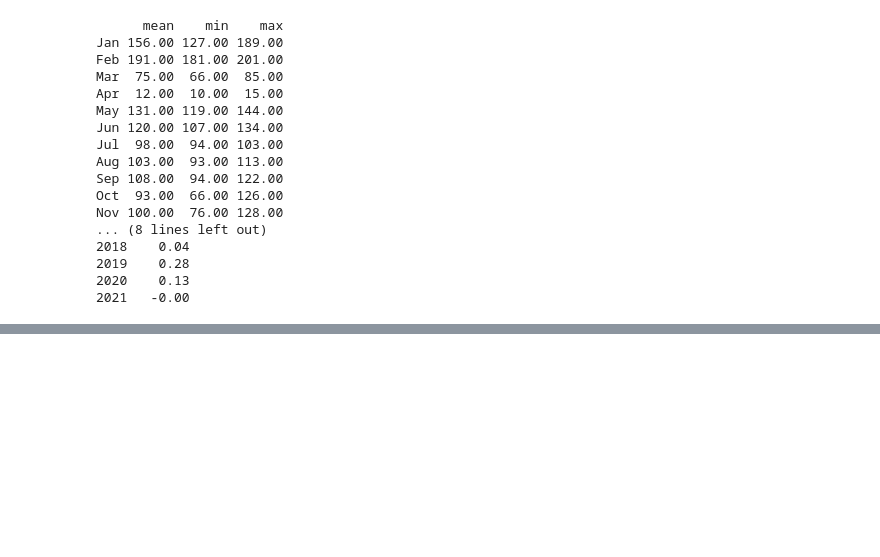
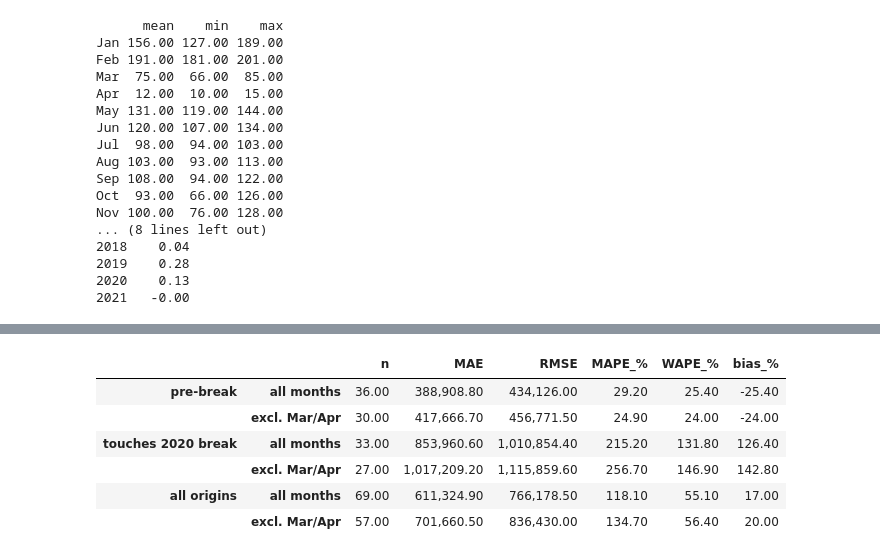
Before and after one commit to Mohsintahseen/sales-intelligence-system, a Jupyter notebook: notebooks/02_forecasting.ipynb, the cells around one changed output, grey strips where cells are left out. Cells and saved outputs as stored; diff of their text form; code cells hidden in the pictures; blank space fills up the shorter version.

```diff
--- a/notebooks/02_forecasting.ipynb
+++ b/notebooks/02_forecasting.ipynb
@@ -90,0 +122,11 @@ Nov 100.00  76.00 128.00
+# %%
+res = summarise(bt_naive)
+res.round(1)
+# %% [output]
+|  |  | n | MAE | RMSE | MAPE_% | WAPE_% | bias_% |
+| pre-break | all months | 36.00 | 388,908.80 | 434,126.00 | 29.20 | 25.40 | -25.40 |
+|  | excl. Mar/Apr | 30.00 | 417,666.70 | 456,771.50 | 24.90 | 24.00 | -24.00 |
+| touches 2020 break | all months | 33.00 | 853,960.60 | 1,010,854.40 | 215.20 | 131.80 | 126.40 |
+|  | excl. Mar/Apr | 27.00 | 1,017,209.20 | 1,115,859.60 | 256.70 | 146.90 | 142.80 |
+| all origins | all months | 69.00 | 611,324.90 | 766,178.50 | 118.10 | 55.10 | 17.00 |
+|  | excl. Mar/Apr | 57.00 | 701,660.50 | 836,430.00 | 134.70 | 56.40 | 20.00 |
```
Also changed, not shown: parts of 2 cells of this notebook, 3 other files.
